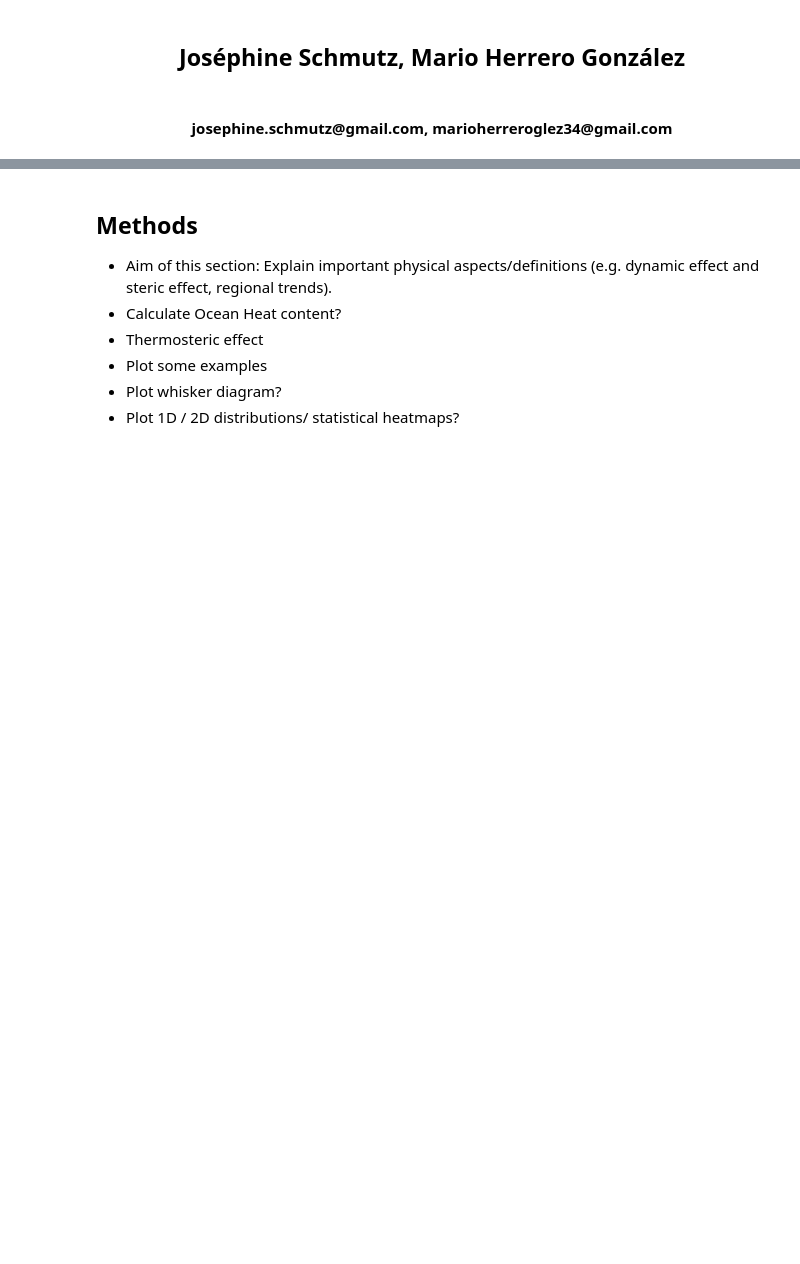
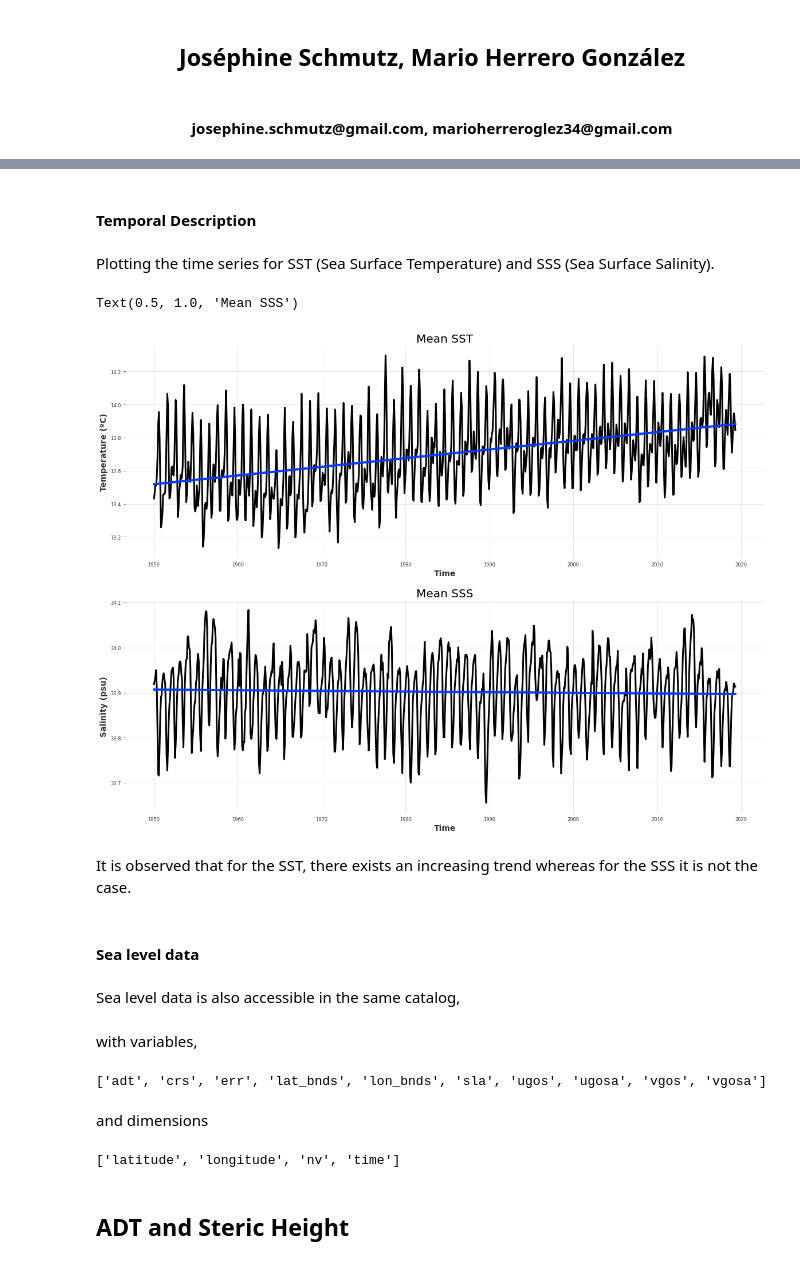
Before and after one commit to obidam/ds2-2022, a Jupyter notebook: project/Project 6 -Schmutz and Herrero/P6_G2_Schmutz_Herrero.ipynb, the cells around one changed output, grey strips where cells are left out. Saved outputs shown, nothing was run; the diff lists cells and outputs as text; code cells hidden in the pictures; blank space fills up the shorter version.

```diff
--- a/project/Project 6 -Schmutz and Herrero/P6_G2_Schmutz_Herrero.ipynb
+++ b/project/Project 6 -Schmutz and Herrero/P6_G2_Schmutz_Herrero.ipynb
@@ -100,0 +215,5 @@ ds.isel(depth=0, time=0).temperature.plot() # First example, will be ploted bett
+# %%
+%%time
+mean_SST = ds.temperature.isel(depth=0).mean(dim=['lon','lat'])
+mean_SSS = ds.salinity.isel(depth=0).mean(dim=['lon','lat'])
+mean_SST_res, mean_SSS_res =dask.compute(mean_SST , mean_SSS)
@@ -100,0 +239,32 @@ ds.isel(depth=0, time=0).temperature.plot() # First example, will be ploted bett
+# %% [markdown]
+#### Temporal Description
+# %% [markdown]
+Plotting the time series for SST (Sea Surface Temperature) and SSS (Sea Surface Salinity).
+# %%
+reg_SST = stats.linregress(mdates.date2num(ds.time.values), mean_SST_res)
+reg_SSS = stats.linregress(mdates.date2num(ds.time.values), mean_SSS_res)
+# %%
+plt.figure(figsize=(20,15))
+plt.subplot(211)
+plt.plot(ds.time,mean_SST_res,lw=3)
+plt.plot(ds.time,reg_SST.intercept + reg_SST.slope*mdates.date2num(ds.time.values),lw=4)
+plt.xlabel('Time',fontsize=14)
+plt.ylabel('Temperature (ºC)',fontsize=14)
+plt.title('Mean SST',fontsize=20)
+
+
+plt.subplot(212)
+plt.plot(ds.time,mean_SSS_res,lw=3)
+plt.plot(ds.time,reg_SSS.intercept + reg_SSS.slope*mdates.date2num(ds.time.values),lw=4)
+plt.xlabel('Time',fontsize=14)
+plt.ylabel('Salinity (psu)',fontsize=14)
+plt.title('Mean SSS',fontsize=20)
+# %% [output]
+Text(0.5, 1.0, 'Mean SSS')
+[figure, added]
+# %% [markdown]
+It is observed that for the SST, there exists an increasing trend whereas for the SSS it is not the case.
+# %% [markdown]
+#### Sea level data
+# %% [markdown]
+Sea level data is also accessible in the same catalog,
@@ -101,10 +273,15 @@ ds.isel(depth=0, time=0).temperature.plot() # First example, will be ploted bett
+# %% [markdown]
+with variables,
+# %%
+print(list(ds_ssh.keys()))
+# %% [output]
+['adt', 'crs', 'err', 'lat_bnds', 'lon_bnds', 'sla', 'ugos', 'ugosa', 'vgos', 'vgosa']
+# %% [markdown]
+and dimensions
+# %%
+list(ds_ssh.coords)
+# %% [output]
+['latitude', 'longitude', 'nv', 'time']
 # %% [markdown]
-<a name='met'></a>
-## Methods
-
-- Aim of this section: Explain important physical aspects/definitions (e.g. dynamic effect and steric effect, regional trends).
-- Calculate Ocean Heat content?
-- Thermosteric effect
-- Plot some examples
-- Plot whisker diagram?
-- Plot 1D / 2D distributions/ statistical heatmaps?
+<a name='ADT'></a>
+## ADT and Steric Height
```
Also changed, not shown: parts of 98 cells of this notebook.
